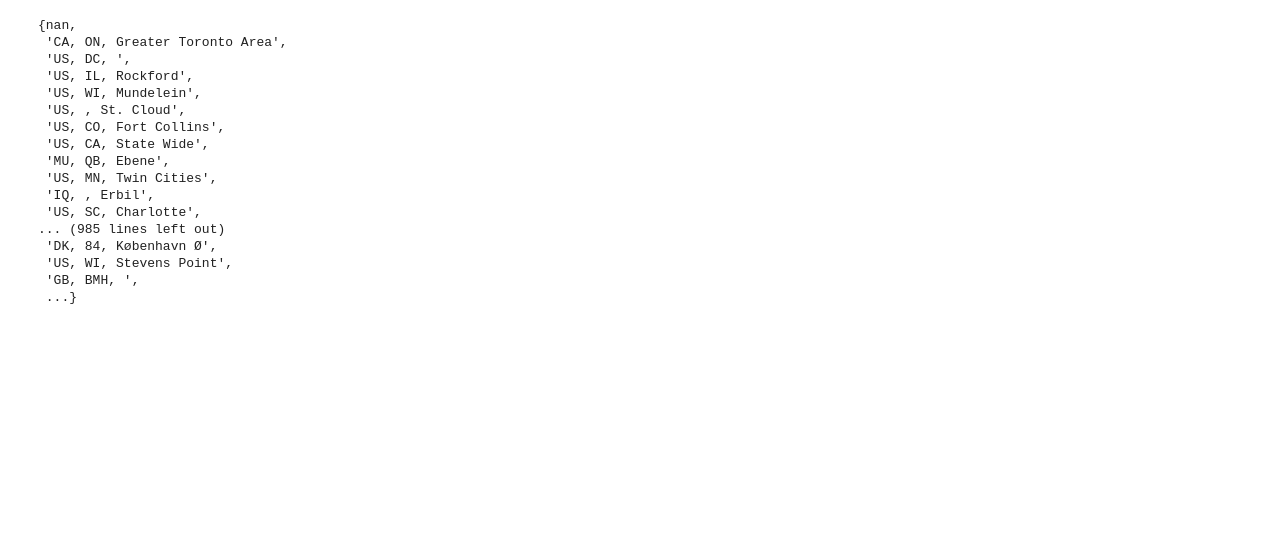
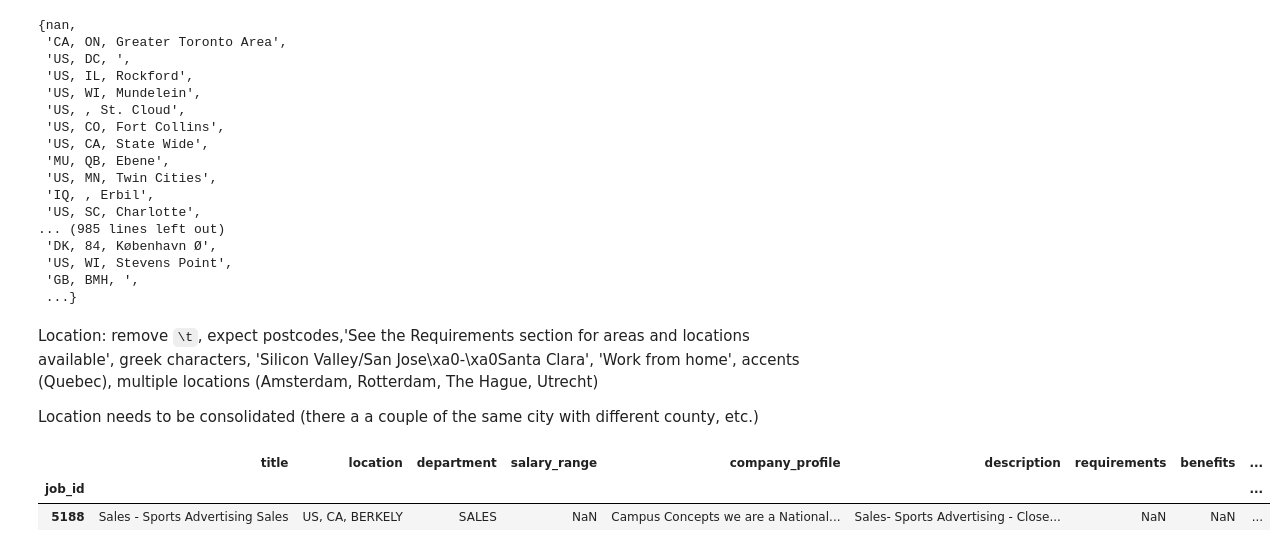
Before and after one commit to aghilissen/FakeJobDetection, a Jupyter notebook: EDA.ipynb, the cells around one changed output. Drawn from its saved outputs; the diff is of its cells as text; code cells hidden in the pictures; blank space fills up the shorter version.

```diff
--- a/EDA.ipynb
+++ b/EDA.ipynb
@@ -89,3 +97,13 @@ set(df['location'])
  'US, WI, Stevens Point',
  'GB, BMH, ',
  ...}
+# %% [markdown]
+Location: remove `\t`, expect postcodes,'See the Requirements section for areas and locations available', greek characters, 'Silicon Valley/San Jose\xa0-\xa0Santa Clara', 'Work from home', accents (Quebec), multiple locations (Amsterdam, Rotterdam, The Hague, Utrecht)
+
+Location needs to be consolidated (there a a couple of the same city with different county, etc.)
+# %%
+df[df['location']=='US, CA, BERKELY ']
+# %% [output]
+|  | title | location | department | salary_range | company_profile | description | requirements | benefits | ... |
+| job_id |  |  |  |  |  |  |  |  | ... |
+| 5188 | Sales - Sports Advertising Sales | US, CA, BERKELY | SALES | NaN | Campus Concepts we are a National... | Sales- Sports Advertising - Close... | NaN | NaN | ... |
```
Also changed, not shown: parts of 12 cells of this notebook.
